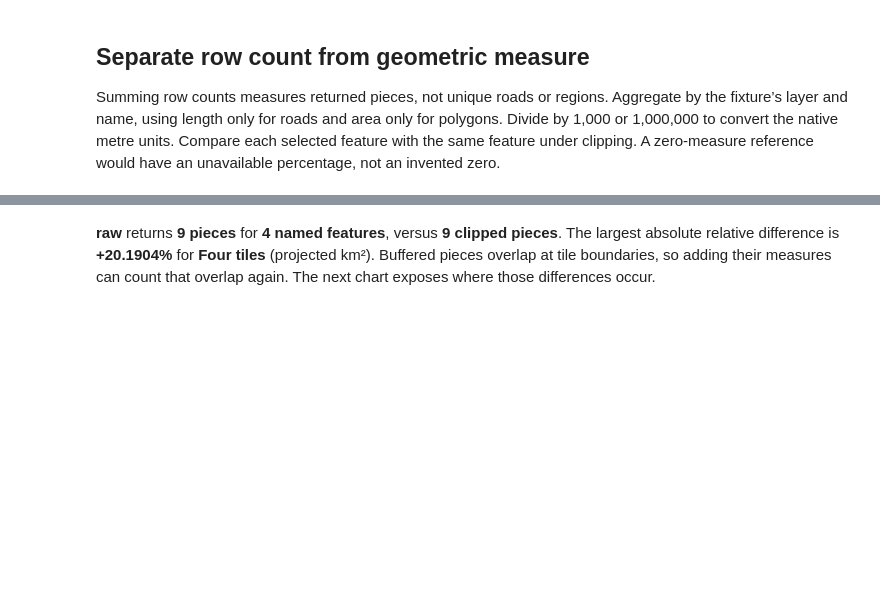
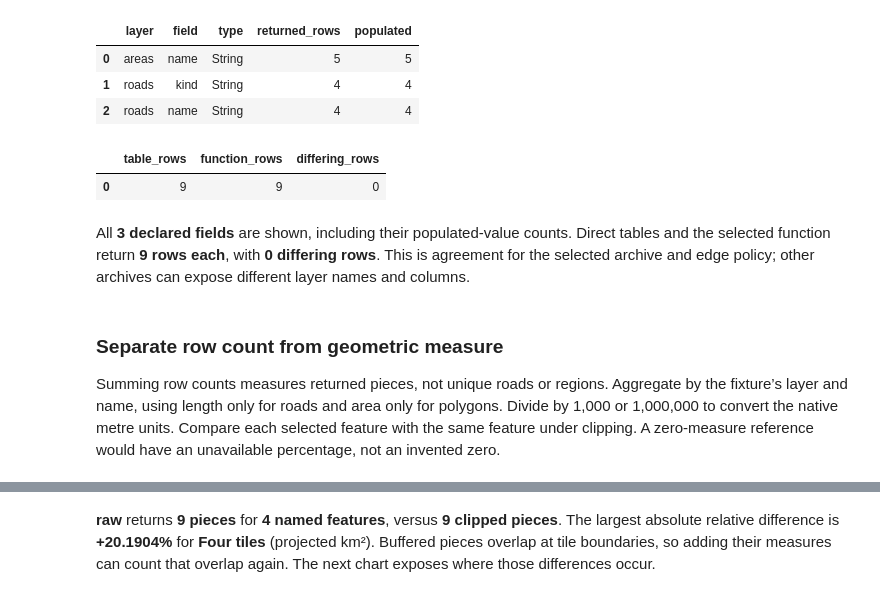
Before and after one commit to Query-farm/vgi-mvt-typescript, a Jupyter notebook: notebooks/01_measure_tile_buffer_overlap.ipynb, the cells around one changed output, grey strips where cells are left out. Drawn from its saved outputs; the diff is of its cells as text; code cells hidden in the pictures; blank space fills up the shorter version.

```diff
--- a/notebooks/01_measure_tile_buffer_overlap.ipynb
+++ b/notebooks/01_measure_tile_buffer_overlap.ipynb
@@ -86,5 +124,21 @@ Running query in 'DuckDBPyConnection'
+# %%
+display(field_frame)
+display(attached_audit)
+r=attached_audit.iloc[0]
+assert r.table_rows==r.function_rows and r.differing_rows==0
+prose(f"All **{len(field_frame)} declared fields** are shown, including their populated-value counts. "
+      f"Direct tables and the selected function return **{int(r.table_rows)} rows each**, with **{int(r.differing_rows)} differing rows**. "
+      "This is agreement for the selected archive and edge policy; other archives can expose different layer names and columns.")
+# %% [output]
+|  | layer | field | type | returned_rows | populated |
+| 0 | areas | name | String | 5 | 5 |
+| 1 | roads | kind | String | 4 | 4 |
+| 2 | roads | name | String | 4 | 4 |
+|  | table_rows | function_rows | differing_rows |
+| 0 | 9 | 9 | 0 |
+All **3 declared fields** are shown, including their populated-value counts. Direct tables and the selected function return **9 rows each**, with **0 differing rows**. This is agreement for the selected archive and edge policy; other archives can expose different layer names and columns.
 # %% [markdown]
-## Separate row count from geometric measure
+### Separate row count from geometric measure
 
 Summing row counts measures returned pieces, not unique roads or regions. Aggregate by the fixture’s layer and name, using length only for roads and area only for polygons. Divide by 1,000 or 1,000,000 to convert the native metre units. Compare each selected feature with the same feature under clipping. A zero-measure reference would have an unavailable percentage, not an invented zero.
 # %%
```
Also changed, not shown: parts of 29 cells of this notebook, 13 other files.
